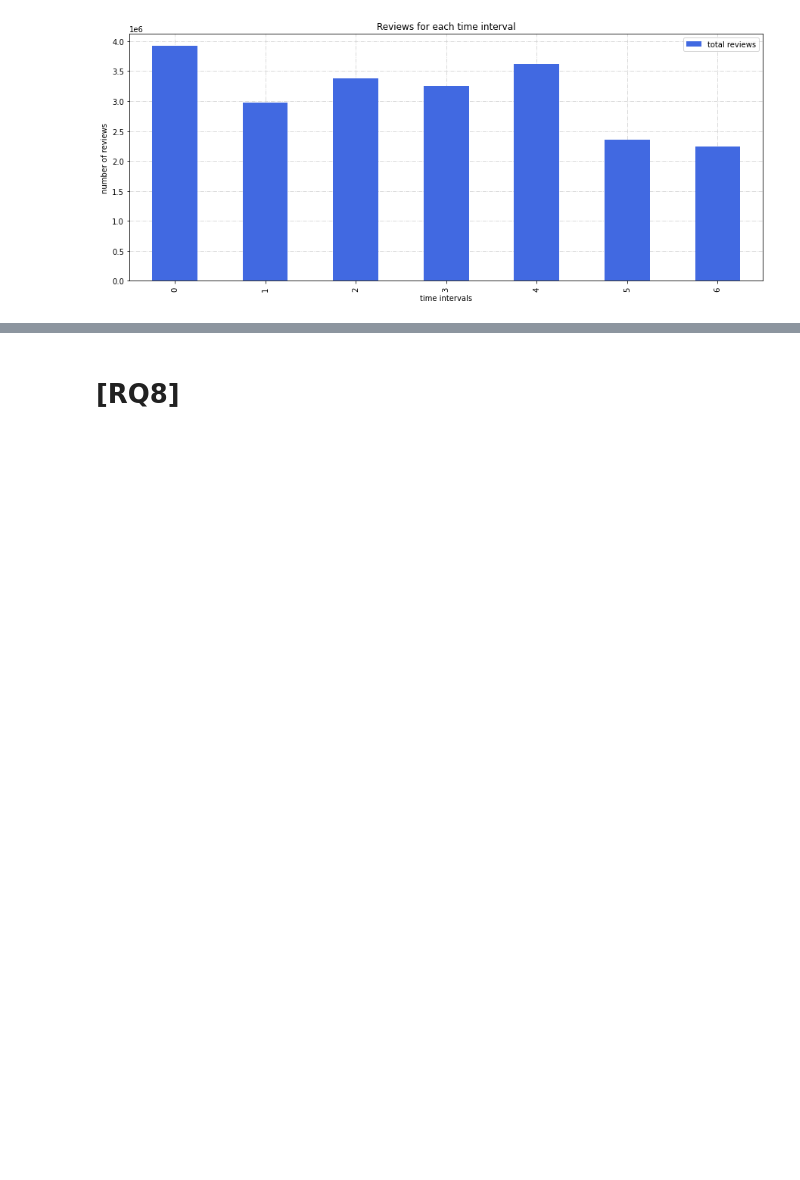
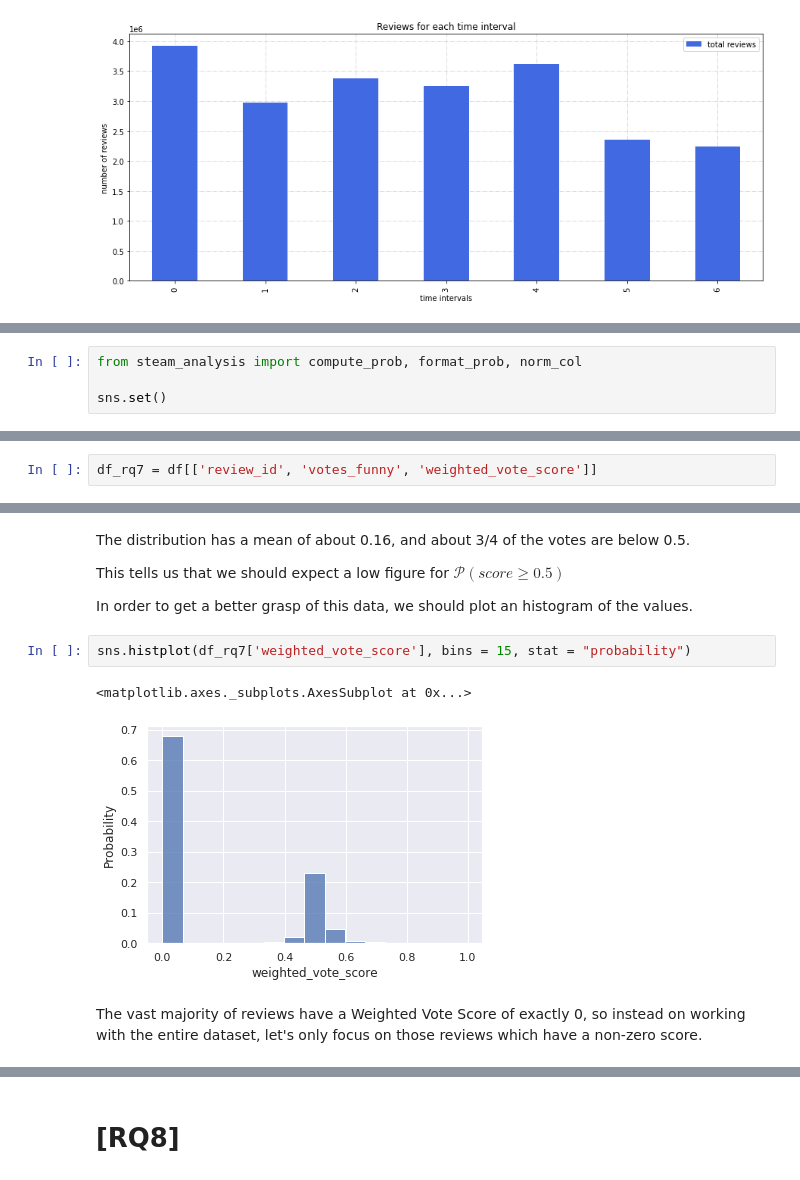
Before and after one commit to MatteoSava/ADM-HW2, a Jupyter notebook: ADM_HW2.ipynb, the cells around one changed output, grey strips where cells are left out. Drawn from its saved outputs; the diff is of its cells as text; blank space fills up the shorter version.

```diff
--- a/ADM_HW2.ipynb
+++ b/ADM_HW2.ipynb
@@ -171,0 +224,4 @@ steam.reviews_between_time_intervals(df, time_intervals)
+# %%
+from steam_analysis import compute_prob, format_prob, norm_col
+
+sns.set()
@@ -171,0 +230,2 @@ steam.reviews_between_time_intervals(df, time_intervals)
+# %%
+df_rq7 = df[['review_id', 'votes_funny', 'weighted_vote_score']]
@@ -171,0 +250,13 @@ steam.reviews_between_time_intervals(df, time_intervals)
+# %% [markdown]
+The distribution has a mean of about 0.16, and about 3/4 of the votes are below 0.5.
+
+This tells us that we should expect a low figure for $\mathcal{P}(score \geq 0.5)$
+
+In order to get a better grasp of this data, we should plot an histogram of the values.
+# %%
+sns.histplot(df_rq7['weighted_vote_score'], bins = 15, stat = "probability")
+# %% [output]
+<matplotlib.axes._subplots.AxesSubplot at 0x...>
+[figure, added]
+# %% [markdown]
+The vast majority of reviews have a Weighted Vote Score of exactly 0, so instead on working with the entire dataset, let's only focus on those reviews which have a non-zero score.
```
Also changed, not shown: parts of 34 cells of this notebook, 1 other file.
